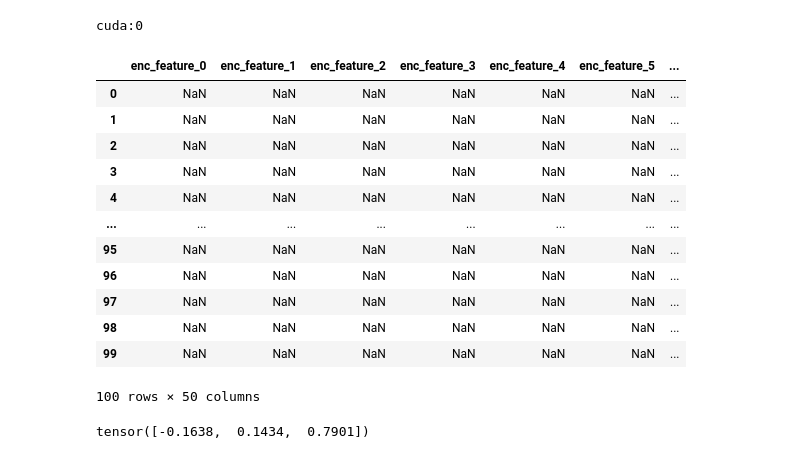
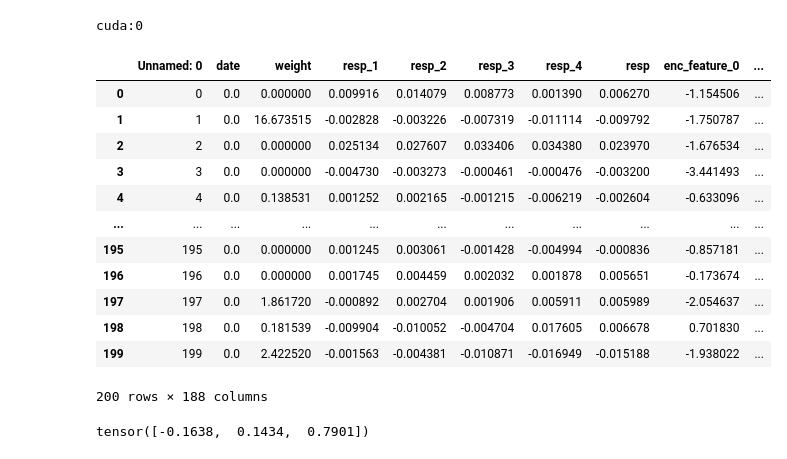
Before and after one commit to mcXrd/janestreet, a Jupyter notebook: janestreet_1.ipynb, the cells around one changed output. Cells and saved outputs as stored; diff of their text form; code cells hidden in the pictures.

```diff
--- a/janestreet_1.ipynb
+++ b/janestreet_1.ipynb
@@ -12,22 +12,24 @@ print(device)
 # %% [output]
 cuda:0
 # %%
-df = pd.read_csv("/home/vaclavmatejka/devel/janestreet/model_7_create_df_with_encoded_data/encoded.csv", nrows=10000)
-df.loc[:,"enc_feature_0":"enc_feature_49"]
+df = pd.read_csv("/home/vaclavmatejka/devel/janestreet/model_8_SDAE_emphasized_loss/encoded.csv", nrows=324)
+df.loc[400:,"enc_feature_0":"enc_feature_49"]
+strip = 1 + df.shape[0] % 200
+df.loc[:df.shape[0]-strip]
 # %% [output]
-|  | enc_feature_0 | enc_feature_1 | enc_feature_2 | enc_feature_3 | enc_feature_4 | enc_feature_5 | ... |
-| 0 | NaN | NaN | NaN | NaN | NaN | NaN | ... |
-| 1 | NaN | NaN | NaN | NaN | NaN | NaN | ... |
-| 2 | NaN | NaN | NaN | NaN | NaN | NaN | ... |
-| 3 | NaN | NaN | NaN | NaN | NaN | NaN | ... |
-| 4 | NaN | NaN | NaN | NaN | NaN | NaN | ... |
-| ... | ... | ... | ... | ... | ... | ... | ... |
-| 95 | NaN | NaN | NaN | NaN | NaN | NaN | ... |
-| 96 | NaN | NaN | NaN | NaN | NaN | NaN | ... |
-| 97 | NaN | NaN | NaN | NaN | NaN | NaN | ... |
-| 98 | NaN | NaN | NaN | NaN | NaN | NaN | ... |
-| 99 | NaN | NaN | NaN | NaN | NaN | NaN | ... |
+|  | Unnamed: 0 | date | weight | resp_1 | resp_2 | resp_3 | resp_4 | resp | enc_feature_0 | ... |
+| 0 | 0 | 0.0 | 0.000000 | 0.009916 | 0.014079 | 0.008773 | 0.001390 | 0.006270 | -1.154506 | ... |
+| 1 | 1 | 0.0 | 16.673515 | -0.002828 | -0.003226 | -0.007319 | -0.011114 | -0.009792 | -1.750787 | ... |
+| 2 | 2 | 0.0 | 0.000000 | 0.025134 | 0.027607 | 0.033406 | 0.034380 | 0.023970 | -1.676534 | ... |
+| 3 | 3 | 0.0 | 0.000000 | -0.004730 | -0.003273 | -0.000461 | -0.000476 | -0.003200 | -3.441493 | ... |
+| 4 | 4 | 0.0 | 0.138531 | 0.001252 | 0.002165 | -0.001215 | -0.006219 | -0.002604 | -0.633096 | ... |
+| ... | ... | ... | ... | ... | ... | ... | ... | ... | ... | ... |
+| 195 | 195 | 0.0 | 0.000000 | 0.001245 | 0.003061 | -0.001428 | -0.004994 | -0.000836 | -0.857181 | ... |
+| 196 | 196 | 0.0 | 0.000000 | 0.001745 | 0.004459 | 0.002032 | 0.001878 | 0.005651 | -0.173674 | ... |
+| 197 | 197 | 0.0 | 1.861720 | -0.000892 | 0.002704 | 0.001906 | 0.005911 | 0.005989 | -2.054637 | ... |
+| 198 | 198 | 0.0 | 0.181539 | -0.009904 | -0.010052 | -0.004704 | 0.017605 | 0.006678 | 0.701830 | ... |
+| 199 | 199 | 0.0 | 2.422520 | -0.001563 | -0.004381 | -0.010871 | -0.016949 | -0.015188 | -1.938022 | ... |
-100 rows × 50 columns
+200 rows × 188 columns
 # %%
 t = torch.tensor([1.0,2000.0,3.0])
 noise = torch.randn_like(t)
```
Also changed, not shown: 1 other file.
